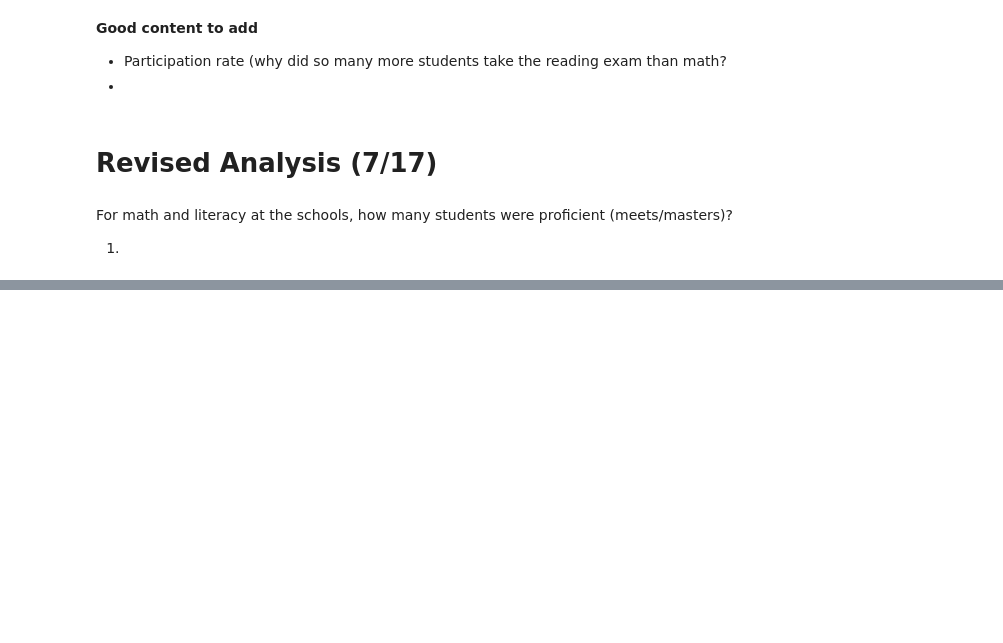
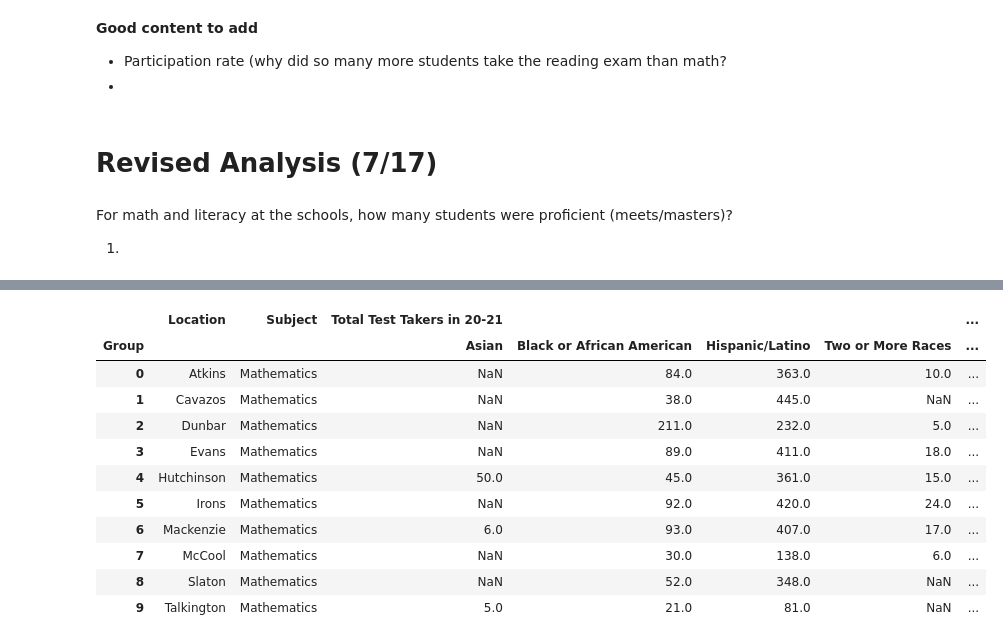
Before and after one commit to rajaridgway/lubbock-analysis, a Jupyter notebook: lubbock.ipynb, the cells around one changed output, grey strips where cells are left out. Drawn from its saved outputs; the diff is of its cells as text; code cells hidden in the pictures; blank space fills up the shorter version.

```diff
--- a/lubbock.ipynb
+++ b/lubbock.ipynb
@@ -617,0 +726,28 @@ df_21_meets.merge(df_21_not_meets, left_index=True, right_index=True)
+# %%
+# Create a function to create a dataframe of total number and percentages for each group
+def totals_percentages(admin, subject, group, year):
+    total_df = calculate_total_takers(filter_school_year(schools, [admin], [subject], group), year).unstack().reset_index()
+    total_df['Total'] = total_df.sum(axis=1)
+    for x in group:
+        try:
+            total_df[f"Percent Test Takers in {year}", x] = (total_df[f"Total Test Takers in {year}", x]/total_df['Total']).round(3)*100
+        except KeyError:
+            continue
+    return total_df
+# %%
+# Determine the total number and percentages of students by race who took the math exam in Spring 2021
+df_21_math_race = totals_percentages('Spring 2021', 'Mathematics', ethnicity, '20-21')
+df_21_math_race
+# %% [output]
+|  | Location | Subject | Total Test Takers in 20-21 |  |  |  | ... |
+| Group |  |  | Asian | Black or African American | Hispanic/Latino | Two or More Races | ... |
+| 0 | Atkins | Mathematics | NaN | 84.0 | 363.0 | 10.0 | ... |
+| 1 | Cavazos | Mathematics | NaN | 38.0 | 445.0 | NaN | ... |
+| 2 | Dunbar | Mathematics | NaN | 211.0 | 232.0 | 5.0 | ... |
+| 3 | Evans | Mathematics | NaN | 89.0 | 411.0 | 18.0 | ... |
+| 4 | Hutchinson | Mathematics | 50.0 | 45.0 | 361.0 | 15.0 | ... |
+| 5 | Irons | Mathematics | NaN | 92.0 | 420.0 | 24.0 | ... |
+| 6 | Mackenzie | Mathematics | 6.0 | 93.0 | 407.0 | 17.0 | ... |
+| 7 | McCool | Mathematics | NaN | 30.0 | 138.0 | 6.0 | ... |
+| 8 | Slaton | Mathematics | NaN | 52.0 | 348.0 | NaN | ... |
+| 9 | Talkington | Mathematics | 5.0 | 21.0 | 81.0 | NaN | ... |
```
Also changed, not shown: parts of 40 cells of this notebook.
